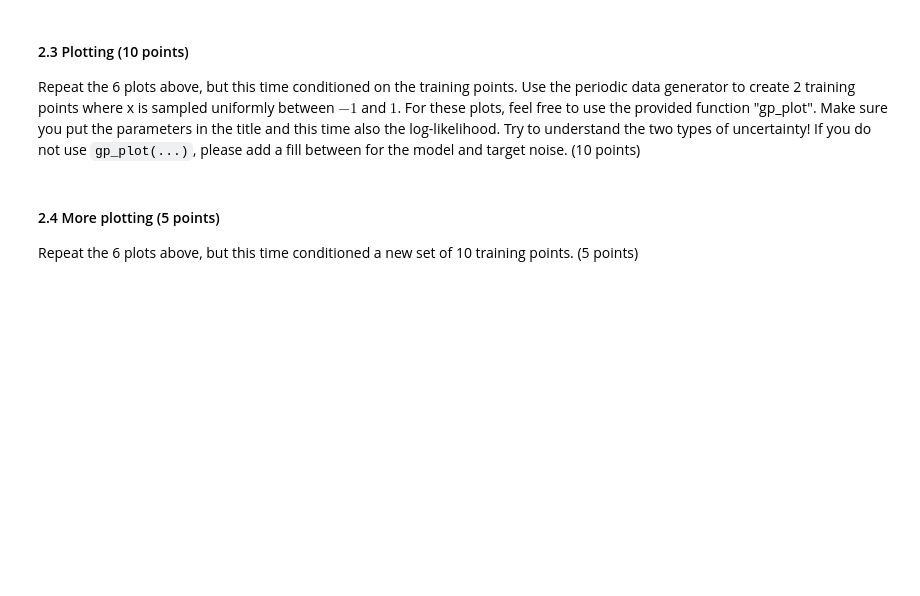
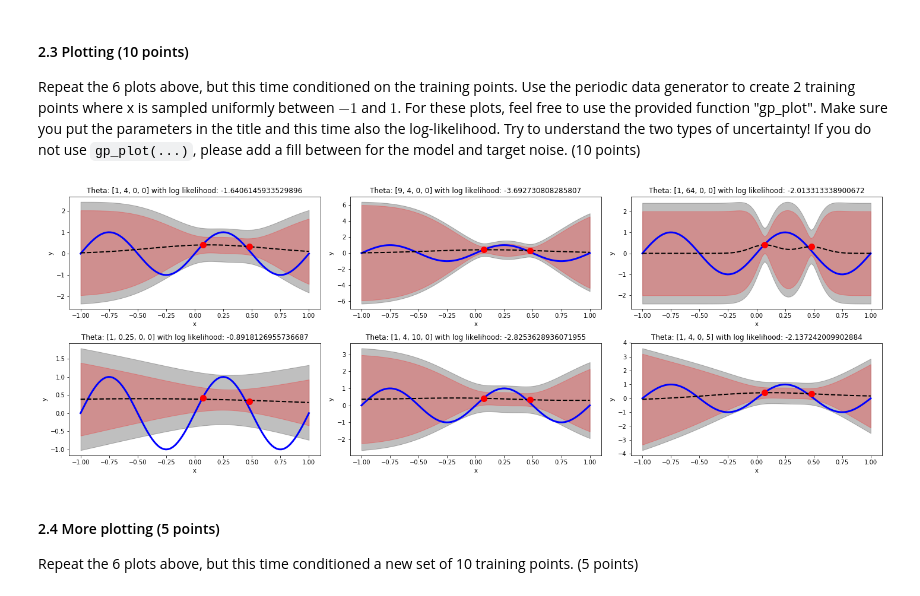
Before and after one commit to MBonnee/ML1, a Jupyter notebook: lab3/12065064_11883936_lab3.ipynb, the cells around one changed output. Saved outputs shown, nothing was run; the diff lists cells and outputs as text; code cells hidden in the pictures; blank space fills up the shorter version.

```diff
--- a/lab3/12065064_11883936_lab3.ipynb
+++ b/lab3/12065064_11883936_lab3.ipynb
@@ -260,12 +260,18 @@ assert np.allclose(C_in, C_out), "C is not reused!"
 # %% [markdown]
 #### 2.2 gp_log_likelihood(...) (10 points)
 To learn the hyperparameters, we would need to compute the log-likelihood of the of the training data.  Implicitly, this is conditioned on the value setting for $\mathbf{\theta}$.  Write a function `gp_log_likelihood(x_train, t_train, theta, C=None, invC=None, beta=None)`, where C and invC can be stored and reused. It should return the log-likelihood, `C` and `invC`  (10 points)
-# %%
-def gp_log_likelihood(x_train, t_train, theta, beta, C=None, invC=None):
-    # YOUR CODE HERE
-    raise NotImplementedError()
-
-    return lp, C, invC
+# %%
+def gp_log_likelihood(x_train, t_train, theta, beta, C=None, invC=None):
+    if C is None:
+        C = computeK(x_train, x_train, theta)
+        np.fill_diagonal(C, np.diag(C)+(1/beta))
+
+    if invC is None:
+        invC = inv(C)
+
+    lp = -0.5 * np.log(np.linalg.det(C)) - 0.5 * np.transpose(t_train).dot(invC).dot(t_train) - t_train.shape[0] / 2 * np.log(2 * np.pi)
+
+    return lp, C, invC
 # %%
 ### Test your function
 N = 2
@@ -319,3 +320,38 @@ raise NotImplementedError()
+# %%
+thetas = []
+thetas.append([1, 4, 0, 0])
+thetas.append([9, 4, 0, 0])
+thetas.append([1, 64, 0, 0])
+thetas.append([1, 0.25, 0, 0])
+thetas.append([1, 4, 10, 0])
+thetas.append([1, 4, 0, 5])
+
+sigma = 0.2
+beta  = 1.0 / pow(sigma, 2)
+N_test = 100
+
+def plot_gp(training_points):
+    x_train = np.random.uniform(-1, 1, training_points)
+    x_test = np.linspace(-1, 1, N_test)
+    y_test = true_mean_function(x_test)
+    t_train = add_noise(true_mean_function(x_train), sigma)
+
+    plt.figure(figsize=(20,10))
+    for i, theta in enumerate(thetas):
+        plt.subplot(3, 3, i+1)
+        mean, covar, C = gp_predictive_distribution(x_train, t_train, x_test, theta, beta)
+        lp, C, invC = gp_log_likelihood(x_train, t_train, theta, beta)
+        gp_plot(x_test, y_test, mean, covar, x_train, t_train, theta, beta)
+        plt.xlabel("x")
+        plt.ylabel("y")
+        plt.title("Theta: {} with log likelihood: {}".format(theta, lp))
+        plt.tight_layout()
+
+    plt.show()
+
+plot_gp(2)
+# %% [output]
+[figure, added]
 # %% [markdown]
 #### 2.4 More plotting (5 points)
 Repeat the 6 plots above, but this time conditioned a new set of 10 training points. (5 points)
```
Also changed, not shown: parts of 6 cells of this notebook.
